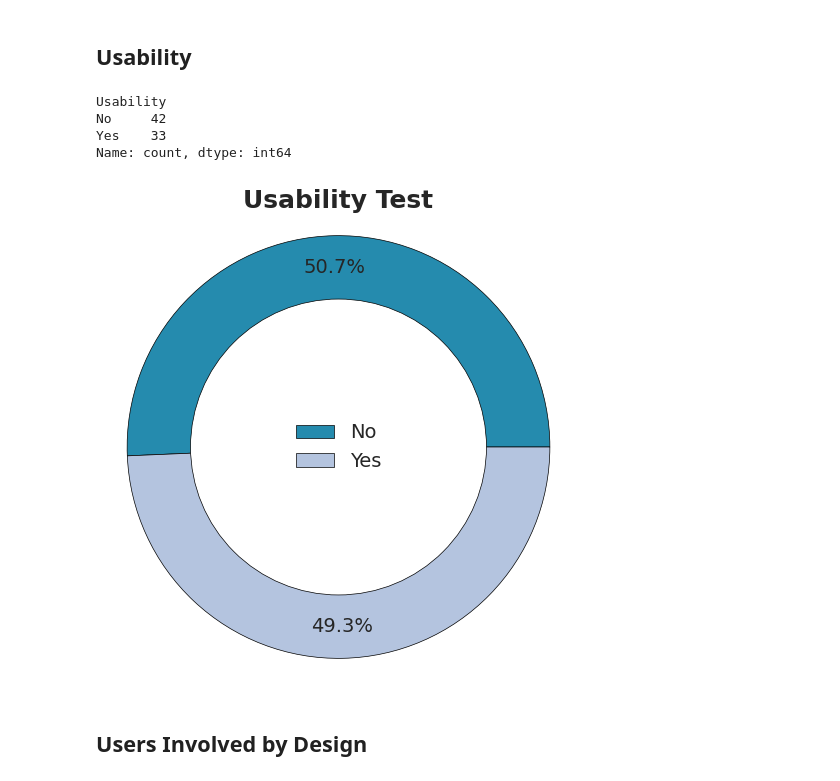
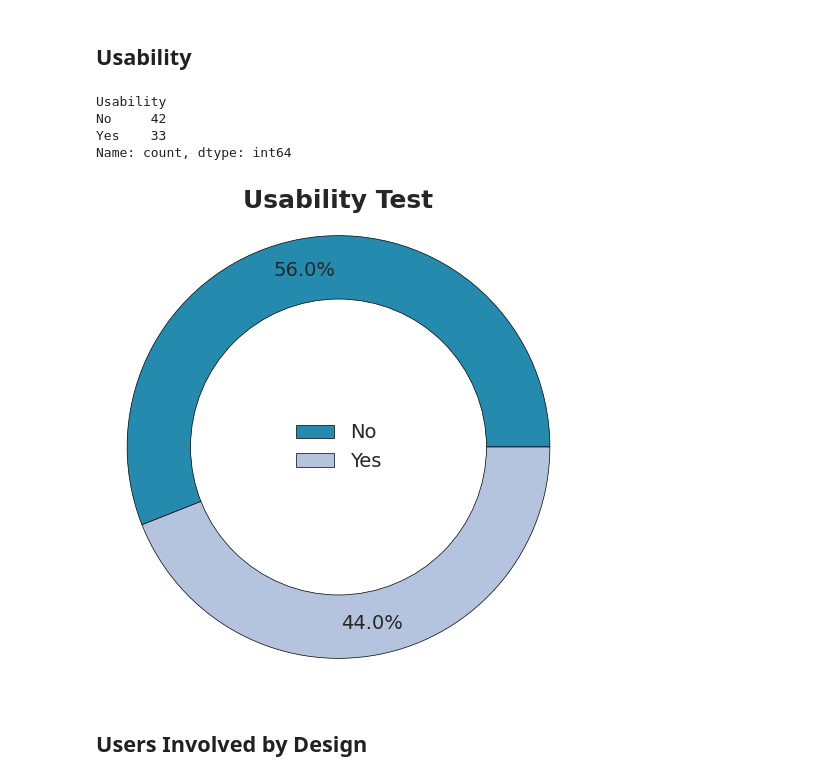
Before and after one commit to icezimmer/TEC_survey, a Jupyter notebook: TEC_survey_analysis.ipynb, the cells around one changed output. Saved outputs shown, nothing was run; the diff lists cells and outputs as text; code cells hidden in the pictures.

Commit message:
Plot checked

```diff
--- a/TEC_survey_analysis.ipynb
+++ b/TEC_survey_analysis.ipynb
@@ -910,8 +910,8 @@ plt.figure(figsize=(6,6))
 
 # Create the donut chart (pie chart with a hole in the center) with internal borders
 wedges, texts, autotexts = plt.pie(
-    user_training_counts,
-    # labels=user_training.index,
+    usability_counts,
+    # labels=usability.index,
     autopct='%1.1f%%',  # Show percentage
     startangle=0,  # Rotate for better layout
     wedgeprops={'edgecolor': 'black', 'linewidth': 0.5},  # Internal borders for each slice
@@ -925,34 +925,34 @@ plt.gca().add_artist(centre_circle)
 
 # Apply the same title format as before
 plt.title("Usability Test", fontsize=18, fontweight='bold')
 
 # Set font size for labels (category names)
 for text in texts:
     text.set_fontsize(16)  # Adjust category label font size
 
 # Set font size for percentages inside the slices
 for autotext in autotexts:
     autotext.set_fontsize(14)  # Adjust percentage font size
 
 # Ensure the chart remains circular
 plt.axis('equal')
 
 # Add Legend
 plt.legend(labels=usability_counts.index, loc='center', fontsize=14, frameon=False)
 
 # Save the figure
 plt.savefig('plots/usability_pie.pdf', bbox_inches='tight', dpi=300)
 
 print(usability_counts)
 
 # Show the plot
 plt.show()
 # %% [output]
 Usability
 No     42
 Yes    33
 Name: count, dtype: int64
-[figure, old version]
+[figure, new version]
 # %% [markdown]
 ## Users Involved by Design
 # %%
```
Also changed, not shown: 22 other files.
